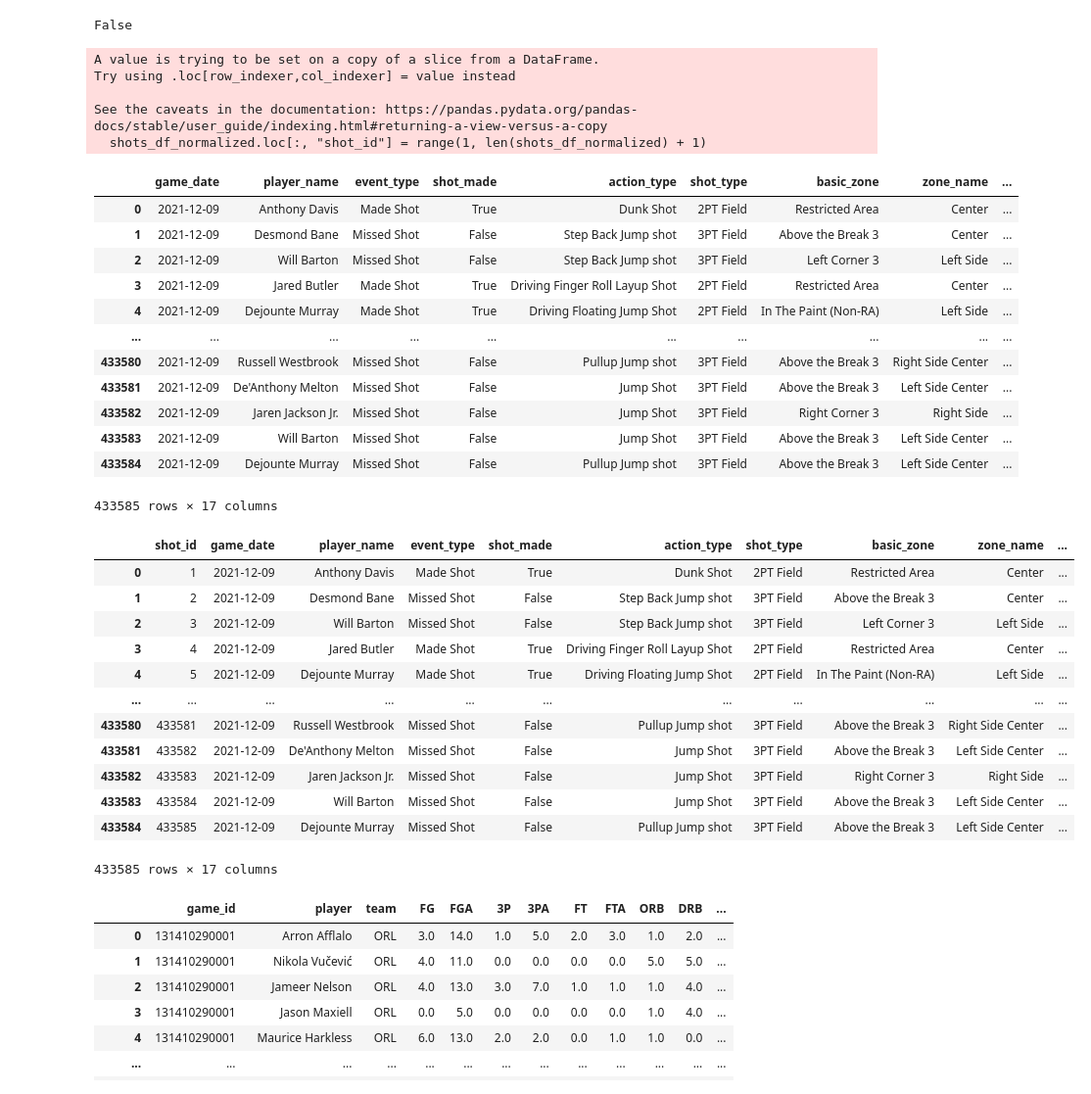
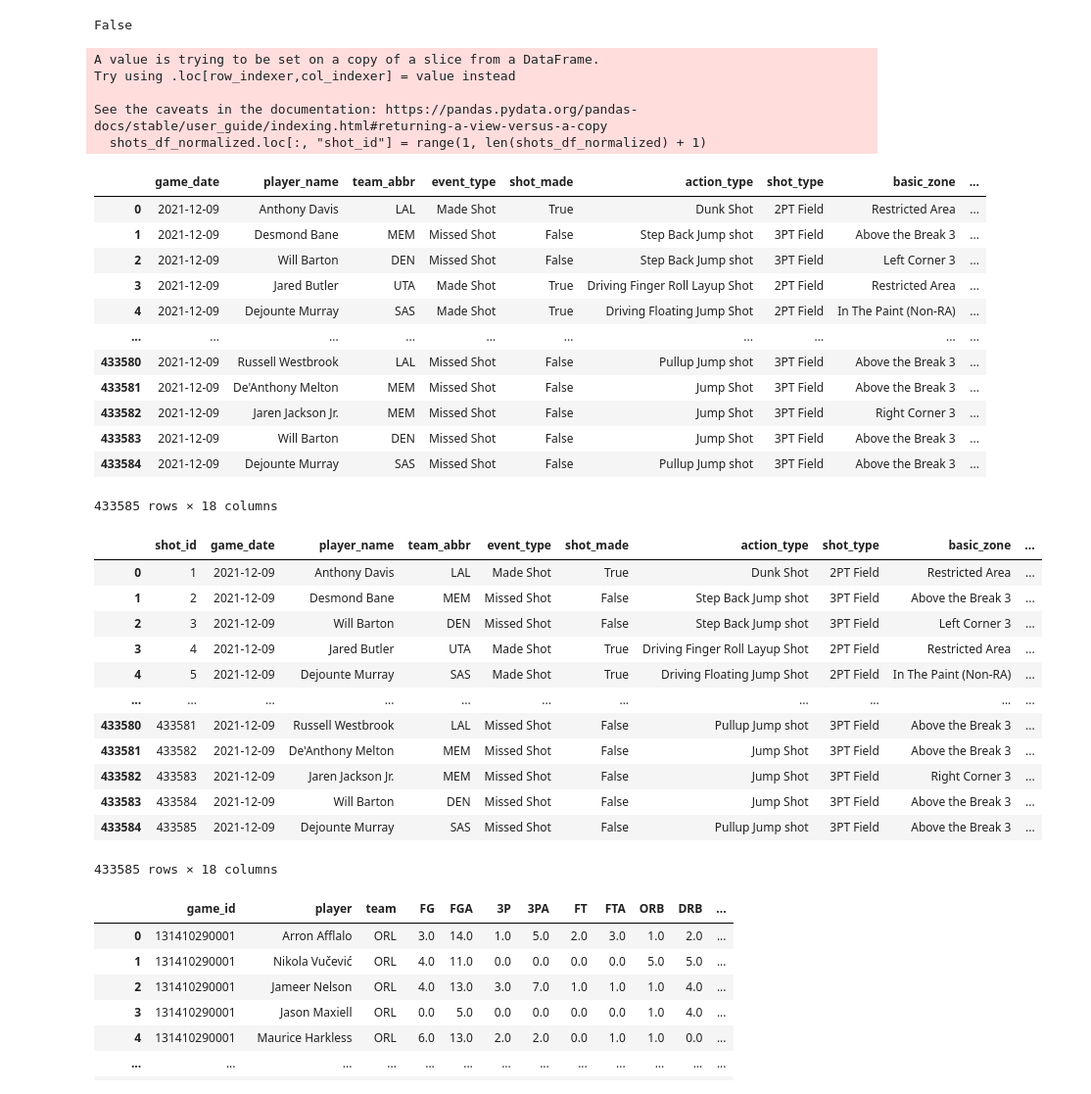
Before and after one commit to Ericyan23/CIS5500-Project, a Jupyter notebook: preprocessing/shots_normalization.ipynb, the cells around one changed output. Shown: that part at 98% size. Cells and saved outputs as stored; diff of their text form; code cells hidden in the pictures.

Commit message:
Update shots_normalization.ipynb
update the table, edit the attributes

```diff
--- a/preprocessing/shots_normalization.ipynb
+++ b/preprocessing/shots_normalization.ipynb
@@ -171 +171,20 @@ dates
  ...}
+# %%
+# Define a function that checks if 'home_team' or 'away_team' abbreviation letters are all present in team_name after removing spaces
+def set_team_abbr_custom(row):
+
+    team_name_upper = row['team_name'].replace(" ", "").upper()
+    # Check if 'home_team' letters appear in team_name
+    if all(char in team_name_upper for char in row['home_team']):
+        return row['home_team']
+    # Check if 'away_team' letters appear in team_name
+    elif all(char in team_name_upper for char in row['away_team']):
+        return row['away_team']
+    else:
+        return None
+
+# Apply the function to the dataframe
+shots_df['team_abbr'] = shots_df.apply(set_team_abbr_custom, axis=1)
+
+# Display the modified DataFrame to verify the results
+shots_df.head()
@@ -206,7 +233,7 @@ counts = shots_df_grouped.size()
 # %% [output]
 False
 # %%
-shots_df_normalized = shots_df[['game_date', 'player_name', 'event_type', 'shot_made', 'action_type', 'shot_type',
+shots_df_normalized = shots_df[['game_date', 'player_name','team_abbr', 'event_type', 'shot_made', 'action_type', 'shot_type',
                                 'basic_zone', 'zone_name', 'zone_abb', 'zone_range',
                                 'loc_x', 'loc_y', 'shot_distance', 'quarter', 'mins_left', 'secs_left']]
 # %%
@@ -242,38 +269,38 @@ Try using .loc[row_indexer,col_indexer] = value instead
 
 See the caveats in the documentation: https://pandas.pydata.org/pandas-docs/stable/user_guide/indexing.html#returning-a-view-versus-a-copy
   shots_df_normalized.loc[:, "shot_id"] = range(1, len(shots_df_normalized) + 1)
-|  | game_date | player_name | event_type | shot_made | action_type | shot_type | basic_zone | zone_name | ... |
-| 0 | 2021-12-09 | Anthony Davis | Made Shot | True | Dunk Shot | 2PT Field | Restricted Area | Center | ... |
-| 1 | 2021-12-09 | Desmond Bane | Missed Shot | False | Step Back Jump shot | 3PT Field | Above the Break 3 | Center | ... |
-| 2 | 2021-12-09 | Will Barton | Missed Shot | False | Step Back Jump shot | 3PT Field | Left Corner 3 | Left Side | ... |
-| 3 | 2021-12-09 | Jared Butler | Made Shot | True | Driving Finger Roll Layup Shot | 2PT Field | Restricted Area | Center | ... |
-| 4 | 2021-12-09 | Dejounte Murray | Made Shot | True | Driving Floating Jump Shot | 2PT Field | In The Paint (Non-RA) | Left Side | ... |
+|  | game_date | player_name | team_abbr | event_type | shot_made | action_type | shot_type | basic_zone | ... |
+| 0 | 2021-12-09 | Anthony Davis | LAL | Made Shot | True | Dunk Shot | 2PT Field | Restricted Area | ... |
+| 1 | 2021-12-09 | Desmond Bane | MEM | Missed Shot | False | Step Back Jump shot | 3PT Field | Above the Break 3 | ... |
+| 2 | 2021-12-09 | Will Barton | DEN | Missed Shot | False | Step Back Jump shot | 3PT Field | Left Corner 3 | ... |
+| 3 | 2021-12-09 | Jared Butler | UTA | Made Shot | True | Driving Finger Roll Layup Shot | 2PT Field | Restricted Area | ... |
+| 4 | 2021-12-09 | Dejounte Murray | SAS | Made Shot | True | Driving Floating Jump Shot | 2PT Field | In The Paint (Non-RA) | ... |
 | ... | ... | ... | ... | ... | ... | ... | ... | ... | ... |
-| 433580 | 2021-12-09 | Russell Westbrook | Missed Shot | False | Pullup Jump shot | 3PT Field | Above the Break 3 | Right Side Center | ... |
-| 433581 | 2021-12-09 | De'Anthony Melton | Missed Shot | False | Jump Shot | 3PT Field | Above the Break 3 | Left Side Center | ... |
-| 433582 | 2021-12-09 | Jaren Jackson Jr. | Missed Shot | False | Jump Shot | 3PT Field | Right Corner 3 | Right Side | ... |
-| 433583 | 2021-12-09 | Will Barton | Missed Shot | False | Jump Shot | 3PT Field | Above the Break 3 | Left Side Center | ... |
-| 433584 | 2021-12-09 | Dejounte Murray | Missed Shot | False | Pullup Jump shot | 3PT Field | Above the Break 3 | Left Side Center | ... |
+| 433580 | 2021-12-09 | Russell Westbrook | LAL | Missed Shot | False | Pullup Jump shot | 3PT Field | Above the Break 3 | ... |
+| 433581 | 2021-12-09 | De'Anthony Melton | MEM | Missed Shot | False | Jump Shot | 3PT Field | Above the Break 3 | ... |
+| 433582 | 2021-12-09 | Jaren Jackson Jr. | MEM | Missed Shot | False | Jump Shot | 3PT Field | Right Corner 3 | ... |
+| 433583 | 2021-12-09 | Will Barton | DEN | Missed Shot | False | Jump Shot | 3PT Field | Above the Break 3 | ... |
+| 433584 | 2021-12-09 | Dejounte Murray | SAS | Missed Shot | False | Pullup Jump shot | 3PT Field | Above the Break 3 | ... |
-433585 rows × 17 columns
+433585 rows × 18 columns
 # %%
-shots_df_normalized = shots_df_normalized[['shot_id', 'game_date', 'player_name', 'event_type', 'shot_made', 'action_type', 'shot_type',
+shots_df_normalized = shots_df_normalized[['shot_id', 'game_date', 'player_name', 'team_abbr', 'event_type', 'shot_made', 'action_type', 'shot_type',
                                 'basic_zone', 'zone_name', 'zone_abb', 'zone_range',
                                 'loc_x', 'loc_y', 'shot_distance', 'quarter', 'mins_left', 'secs_left']]
 shots_df_normalized
 # %% [output]
-|  | shot_id | game_date | player_name | event_type | shot_made | action_type | shot_type | basic_zone | zone_name | ... |
-| 0 | 1 | 2021-12-09 | Anthony Davis | Made Shot | True | Dunk Shot | 2PT Field | Restricted Area | Center | ... |
-| 1 | 2 | 2021-12-09 | Desmond Bane | Missed Shot | False | Step Back Jump shot | 3PT Field | Above the Break 3 | Center | ... |
-| 2 | 3 | 2021-12-09 | Will Barton | Missed Shot | False | Step Back Jump shot | 3PT Field | Left Corner 3 | Left Side | ... |
-| 3 | 4 | 2021-12-09 | Jared Butler | Made Shot | True | Driving Finger Roll Layup Shot | 2PT Field | Restricted Area | Center | ... |
-| 4 | 5 | 2021-12-09 | Dejounte Murray | Made Shot | True | Driving Floating Jump Shot | 2PT Field | In The Paint (Non-RA) | Left Side | ... |
+|  | shot_id | game_date | player_name | team_abbr | event_type | shot_made | action_type | shot_type | basic_zone | ... |
+| 0 | 1 | 2021-12-09 | Anthony Davis | LAL | Made Shot | True | Dunk Shot | 2PT Field | Restricted Area | ... |
+| 1 | 2 | 2021-12-09 | Desmond Bane | MEM | Missed Shot | False | Step Back Jump shot | 3PT Field | Above the Break 3 | ... |
+| 2 | 3 | 2021-12-09 | Will Barton | DEN | Missed Shot | False | Step Back Jump shot | 3PT Field | Left Corner 3 | ... |
+| 3 | 4 | 2021-12-09 | Jared Butler | UTA | Made Shot | True | Driving Finger Roll Layup Shot | 2PT Field | Restricted Area | ... |
+| 4 | 5 | 2021-12-09 | Dejounte Murray | SAS | Made Shot | True | Driving Floating Jump Shot | 2PT Field | In The Paint (Non-RA) | ... |
 | ... | ... | ... | ... | ... | ... | ... | ... | ... | ... | ... |
-| 433580 | 433581 | 2021-12-09 | Russell Westbrook | Missed Shot | False | Pullup Jump shot | 3PT Field | Above the Break 3 | Right Side Center | ... |
-| 433581 | 433582 | 2021-12-09 | De'Anthony Melton | Missed Shot | False | Jump Shot | 3PT Field | Above the Break 3 | Left Side Center | ... |
-| 433582 | 433583 | 2021-12-09 | Jaren Jackson Jr. | Missed Shot | False | Jump Shot | 3PT Field | Right Corner 3 | Right Side | ... |
-| 433583 | 433584 | 2021-12-09 | Will Barton | Missed Shot | False | Jump Shot | 3PT Field | Above the Break 3 | Left Side Center | ... |
-| 433584 | 433585 | 2021-12-09 | Dejounte Murray | Missed Shot | False | Pullup Jump shot | 3PT Field | Above the Break 3 | Left Side Center | ... |
+| 433580 | 433581 | 2021-12-09 | Russell Westbrook | LAL | Missed Shot | False | Pullup Jump shot | 3PT Field | Above the Break 3 | ... |
+| 433581 | 433582 | 2021-12-09 | De'Anthony Melton | MEM | Missed Shot | False | Jump Shot | 3PT Field | Above the Break 3 | ... |
+| 433582 | 433583 | 2021-12-09 | Jaren Jackson Jr. | MEM | Missed Shot | False | Jump Shot | 3PT Field | Right Corner 3 | ... |
+| 433583 | 433584 | 2021-12-09 | Will Barton | DEN | Missed Shot | False | Jump Shot | 3PT Field | Above the Break 3 | ... |
+| 433584 | 433585 | 2021-12-09 | Dejounte Murray | SAS | Missed Shot | False | Pullup Jump shot | 3PT Field | Above the Break 3 | ... |
-433585 rows × 17 columns
+433585 rows × 18 columns
 # %%
 player_stats = pd.read_csv("player_stats.csv")
 player_stats
```
Also changed, not shown: parts of 8 cells of this notebook.
